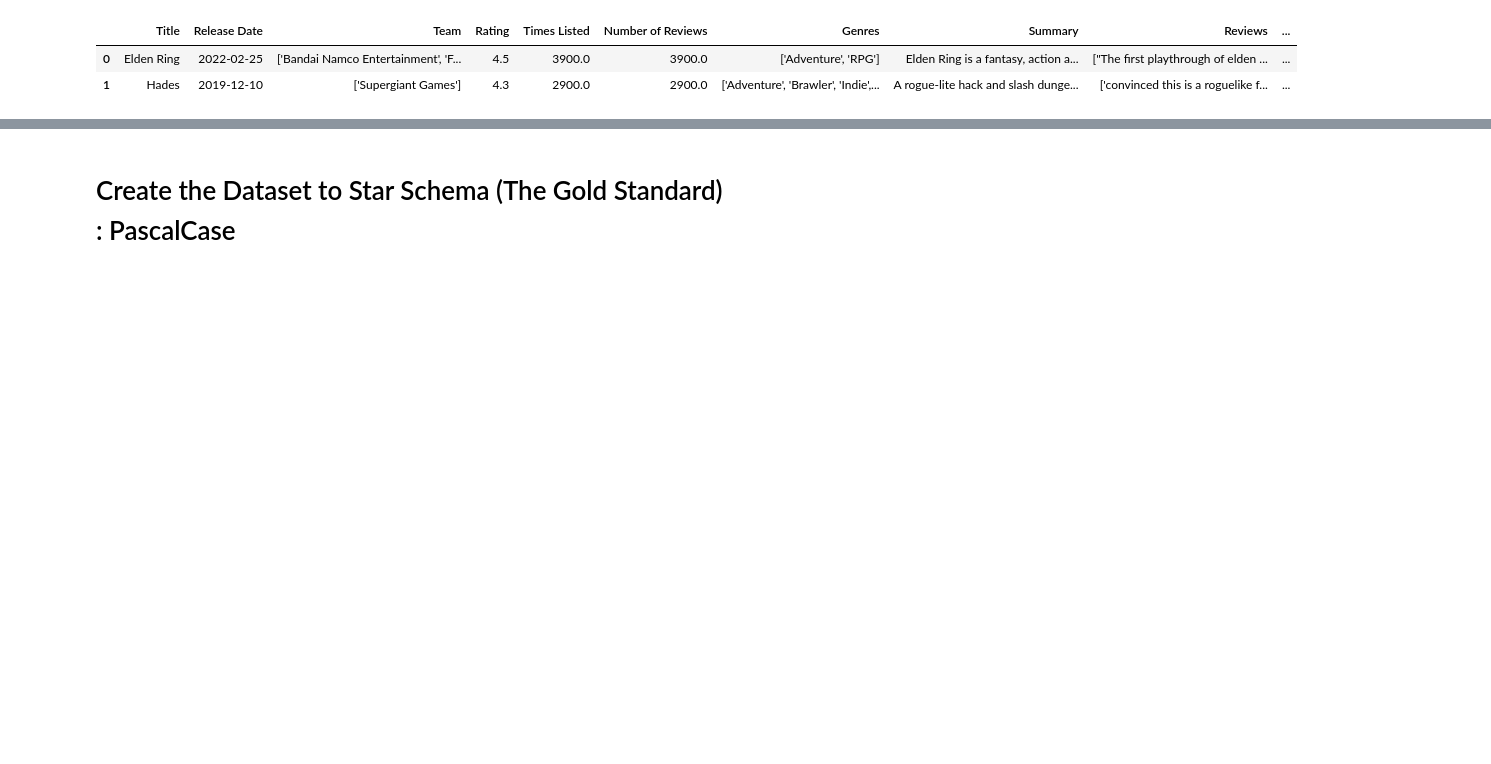
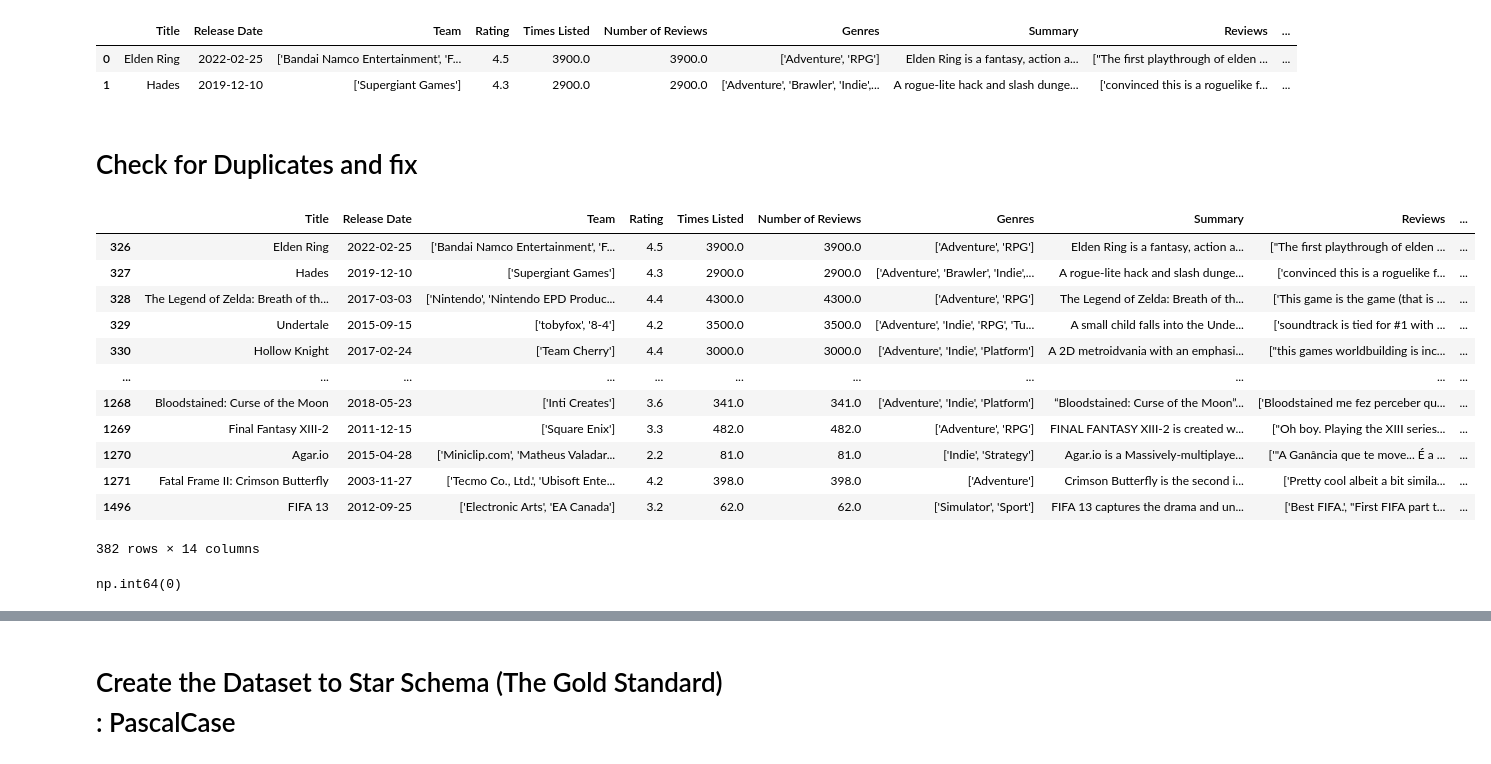
Before and after one commit to Simran-Sh/Labmentix-Internship, a Jupyter notebook: Video_GameDataAnalysis/VideoGamePhase1b.ipynb, the cells around one changed output, grey strips where cells are left out. Cells and saved outputs as stored; diff of their text form; code cells hidden in the pictures; blank space fills up the shorter version.

```diff
--- a/Video_GameDataAnalysis/VideoGamePhase1b.ipynb
+++ b/Video_GameDataAnalysis/VideoGamePhase1b.ipynb
@@ -15,3 +15,21 @@ df_CleanEngagementData.head(2)
 |  | Title | Release Date | Team | Rating | Times Listed | Number of Reviews | Genres | Summary | Reviews | ... |
 | 0 | Elden Ring | 2022-02-25 | ['Bandai Namco Entertainment', 'F... | 4.5 | 3900.0 | 3900.0 | ['Adventure', 'RPG'] | Elden Ring is a fantasy, action a... | ["The first playthrough of elden ... | ... |
 | 1 | Hades | 2019-12-10 | ['Supergiant Games'] | 4.3 | 2900.0 | 2900.0 | ['Adventure', 'Brawler', 'Indie',... | A rogue-lite hack and slash dunge... | ['convinced this is a roguelike f... | ... |
+# %% [markdown]
+# Check for Duplicates and fix
+# %%
+df_CleanEngagementData[df_CleanEngagementData.duplicated()]
+# %% [output]
+|  | Title | Release Date | Team | Rating | Times Listed | Number of Reviews | Genres | Summary | Reviews | ... |
+| 326 | Elden Ring | 2022-02-25 | ['Bandai Namco Entertainment', 'F... | 4.5 | 3900.0 | 3900.0 | ['Adventure', 'RPG'] | Elden Ring is a fantasy, action a... | ["The first playthrough of elden ... | ... |
+| 327 | Hades | 2019-12-10 | ['Supergiant Games'] | 4.3 | 2900.0 | 2900.0 | ['Adventure', 'Brawler', 'Indie',... | A rogue-lite hack and slash dunge... | ['convinced this is a roguelike f... | ... |
+| 328 | The Legend of Zelda: Breath of th... | 2017-03-03 | ['Nintendo', 'Nintendo EPD Produc... | 4.4 | 4300.0 | 4300.0 | ['Adventure', 'RPG'] | The Legend of Zelda: Breath of th... | ['This game is the game (that is ... | ... |
+| 329 | Undertale | 2015-09-15 | ['tobyfox', '8-4'] | 4.2 | 3500.0 | 3500.0 | ['Adventure', 'Indie', 'RPG', 'Tu... | A small child falls into the Unde... | ['soundtrack is tied for #1 with ... | ... |
+| 330 | Hollow Knight | 2017-02-24 | ['Team Cherry'] | 4.4 | 3000.0 | 3000.0 | ['Adventure', 'Indie', 'Platform'] | A 2D metroidvania with an emphasi... | ["this games worldbuilding is inc... | ... |
+| ... | ... | ... | ... | ... | ... | ... | ... | ... | ... | ... |
+| 1268 | Bloodstained: Curse of the Moon | 2018-05-23 | ['Inti Creates'] | 3.6 | 341.0 | 341.0 | ['Adventure', 'Indie', 'Platform'] | “Bloodstained: Curse of the Moon”... | ['Bloodstained me fez perceber qu... | ... |
+| 1269 | Final Fantasy XIII-2 | 2011-12-15 | ['Square Enix'] | 3.3 | 482.0 | 482.0 | ['Adventure', 'RPG'] | FINAL FANTASY XIII-2 is created w... | ["Oh boy. Playing the XIII series... | ... |
+| 1270 | Agar.io | 2015-04-28 | ['Miniclip.com', 'Matheus Valadar... | 2.2 | 81.0 | 81.0 | ['Indie', 'Strategy'] | Agar.io is a Massively-multiplaye... | ['"A Ganância que te move... É a ... | ... |
+| 1271 | Fatal Frame II: Crimson Butterfly | 2003-11-27 | ['Tecmo Co., Ltd.', 'Ubisoft Ente... | 4.2 | 398.0 | 398.0 | ['Adventure'] | Crimson Butterfly is the second i... | ['Pretty cool albeit a bit simila... | ... |
+| 1496 | FIFA 13 | 2012-09-25 | ['Electronic Arts', 'EA Canada'] | 3.2 | 62.0 | 62.0 | ['Simulator', 'Sport'] | FIFA 13 captures the drama and un... | ['Best FIFA.', "First FIFA part t... | ... |
+382 rows × 14 columns
@@ -17,0 +38,4 @@ df_CleanEngagementData.head(2)
+# %%
+df_CleanEngagementData.duplicated().sum()
+# %% [output]
+np.int64(0)
```
Also changed, not shown: parts of 19 cells of this notebook, 15 other files.
